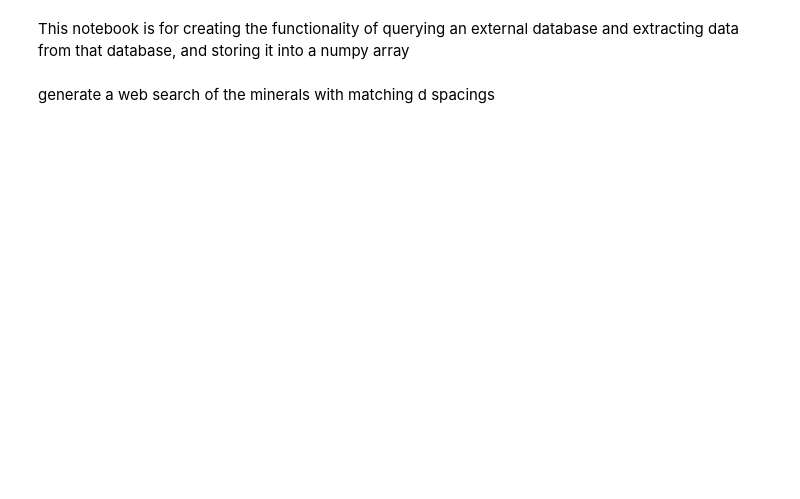
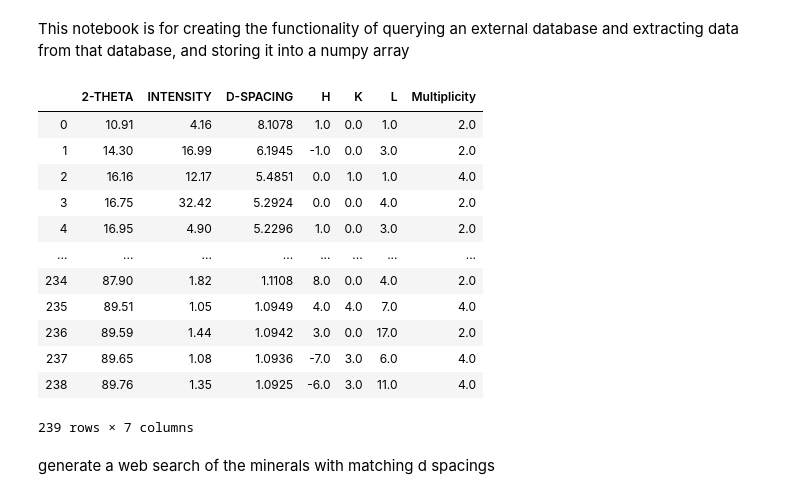
Before and after one commit to crystalmaths/crystalmaths, a Jupyter notebook: examples/get_d.ipynb, the cells around one changed output. Saved outputs shown, nothing was run; the diff lists cells and outputs as text; code cells hidden in the pictures; blank space fills up the shorter version.

Commit message:
loaded diffraction data into a pandas dataframe in the get_d function

```diff
--- a/examples/get_d.ipynb
+++ b/examples/get_d.ipynb
@@ -149,19 +149,40 @@ def sort_lists(link):
         clean_data_list.append(clean_row)
     return structure_list, data_labels, clean_data_list
 
-def structure_df(link):
+
+
+def make_diffraction_df(link):
     '''
-    structure_df takes the clean lists sort_linksand generates
+    make_diffraction_df takes the clean lists sort_linksand generates
     a pandas dataframe
     '''
     structure_list, data_labels, clean_data_list = sort_lists(link)
-    pass
+#    print(data_labels)
+    diffraction_df = pd.DataFrame(clean_data_list, columns=data_labels[0])
+    return diffraction_df
 
 
 def query_wrapper():
     for link in links_list:
         split_diffraction_data(link)
     return
+# %%
+link = 'http://rruff.geo.arizona.edu/AMS/download.php?id=01755.txt&down=dif'
+make_diffraction_df(link)
+# %% [output]
+|  | 2-THETA | INTENSITY | D-SPACING | H | K | L | Multiplicity |
+| 0 | 10.91 | 4.16 | 8.1078 | 1.0 | 0.0 | 1.0 | 2.0 |
+| 1 | 14.30 | 16.99 | 6.1945 | -1.0 | 0.0 | 3.0 | 2.0 |
+| 2 | 16.16 | 12.17 | 5.4851 | 0.0 | 1.0 | 1.0 | 4.0 |
+| 3 | 16.75 | 32.42 | 5.2924 | 0.0 | 0.0 | 4.0 | 2.0 |
+| 4 | 16.95 | 4.90 | 5.2296 | 1.0 | 0.0 | 3.0 | 2.0 |
+| ... | ... | ... | ... | ... | ... | ... | ... |
+| 234 | 87.90 | 1.82 | 1.1108 | 8.0 | 0.0 | 4.0 | 2.0 |
+| 235 | 89.51 | 1.05 | 1.0949 | 4.0 | 4.0 | 7.0 | 4.0 |
+| 236 | 89.59 | 1.44 | 1.0942 | 3.0 | 0.0 | 17.0 | 2.0 |
+| 237 | 89.65 | 1.08 | 1.0936 | -7.0 | 3.0 | 6.0 | 4.0 |
+| 238 | 89.76 | 1.35 | 1.0925 | -6.0 | 3.0 | 11.0 | 4.0 |
+239 rows × 7 columns
 # %%
 link = 'http://rruff.geo.arizona.edu/AMS/download.php?id=01755.txt&down=dif'
 structure_df(link)
```
Also changed, not shown: parts of 2 cells of this notebook.
